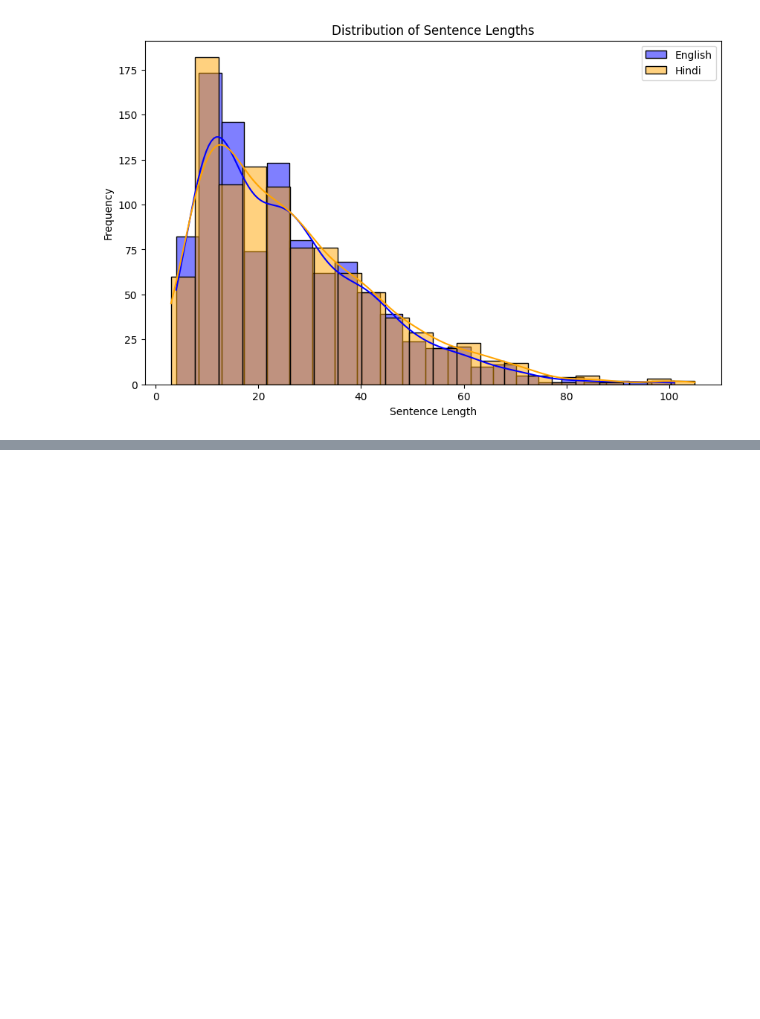
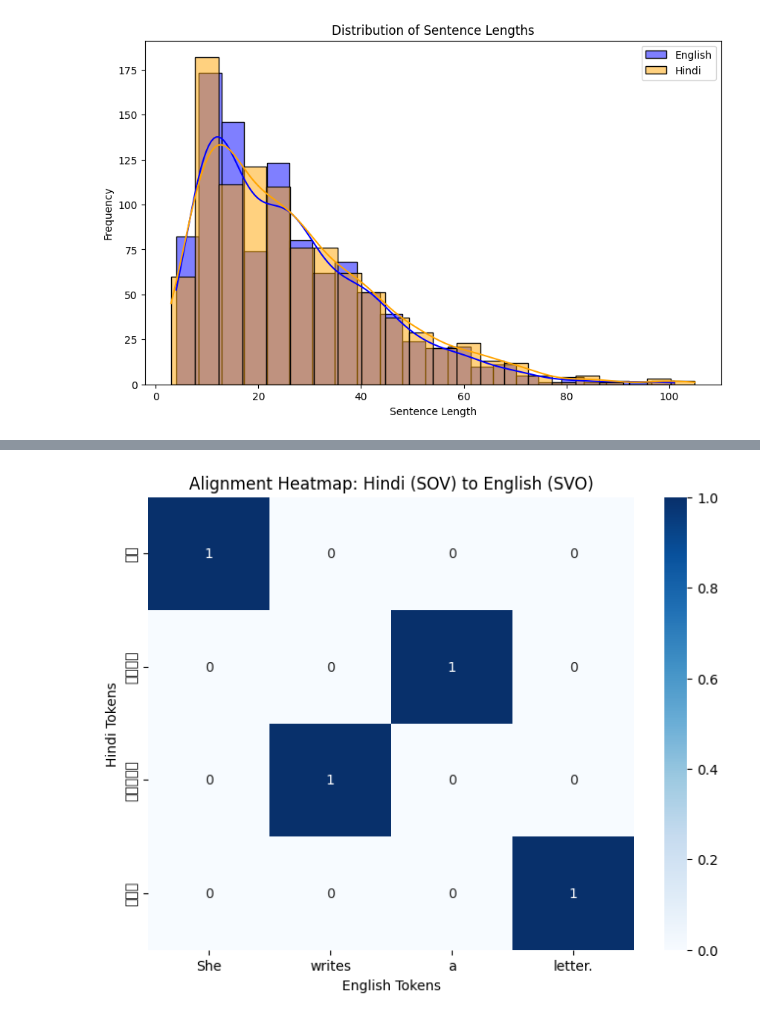
Before and after one commit to SajaniGhosh/lad_assignment, a Jupyter notebook: a2.ipynb, the cells around one changed output, grey strips where cells are left out. Cells and saved outputs as stored; diff of their text form; code cells hidden in the pictures; blank space fills up the shorter version.

```diff
--- a/a2.ipynb
+++ b/a2.ipynb
@@ -138,0 +146,44 @@ print("Processing complete. Processed dataset saved as 'processed_dataset.csv'."
+# %%
+import matplotlib.pyplot as plt
+import seaborn as sns
+from transformers import BertTokenizer, BertModel
+import torch
+from transformers import pipeline
+
+# Step 1: Load a pre-trained alignment model
+alignment_model = pipeline('translation', model='Helsinki-NLP/opus-mt-hi-en')
+
+# Step 2: Generate alignments for parallel sentences
+def generate_alignment(sentence_pair):
+    translation = alignment_model(sentence_pair['Hindi'])[0]['translation_text']
+    return {
+        'Original Hindi': sentence_pair['Hindi'],
+        'Translated English': translation,
+        'Original English': sentence_pair['English']
+    }
+
+aligned_data = data.apply(generate_alignment, axis=1)
+
+# Step 3: Visualize alignments (requires manual token alignment tools like awesome-align or fast_align)
+# For simplicity, simulate aligned tokens
+example_hindi = "वह पत्र लिखती है।"  # Subject-Object-Verb (She letter writes)
+example_english = "She writes a letter."  # Subject-Verb-Object
+alignment_matrix = [
+    [1, 0, 0, 0],  # "वह" → "She"
+    [0, 0, 1, 0],  # "पत्र" → "letter"
+    [0, 1, 0, 0],  # "लिखती" → "writes"
+    [0, 0, 0, 1]   # "है।" → "a" (dummy alignment for auxiliary)
+]
+
+# Step 4: Plot the alignment heatmap
+plt.figure(figsize=(8, 6))
+sns.heatmap(alignment_matrix, annot=True, fmt="d",
+            xticklabels=example_english.split(),
+            yticklabels=example_hindi.split(),
+            cmap="Blues")
+plt.title("Alignment Heatmap: Hindi (SOV) to English (SVO)")
+plt.xlabel("English Tokens")
+plt.ylabel("Hindi Tokens")
+plt.show()
+# %% [output]
+[figure, added]
```
Also changed, not shown: parts of 11 cells of this notebook, 7 other files.
